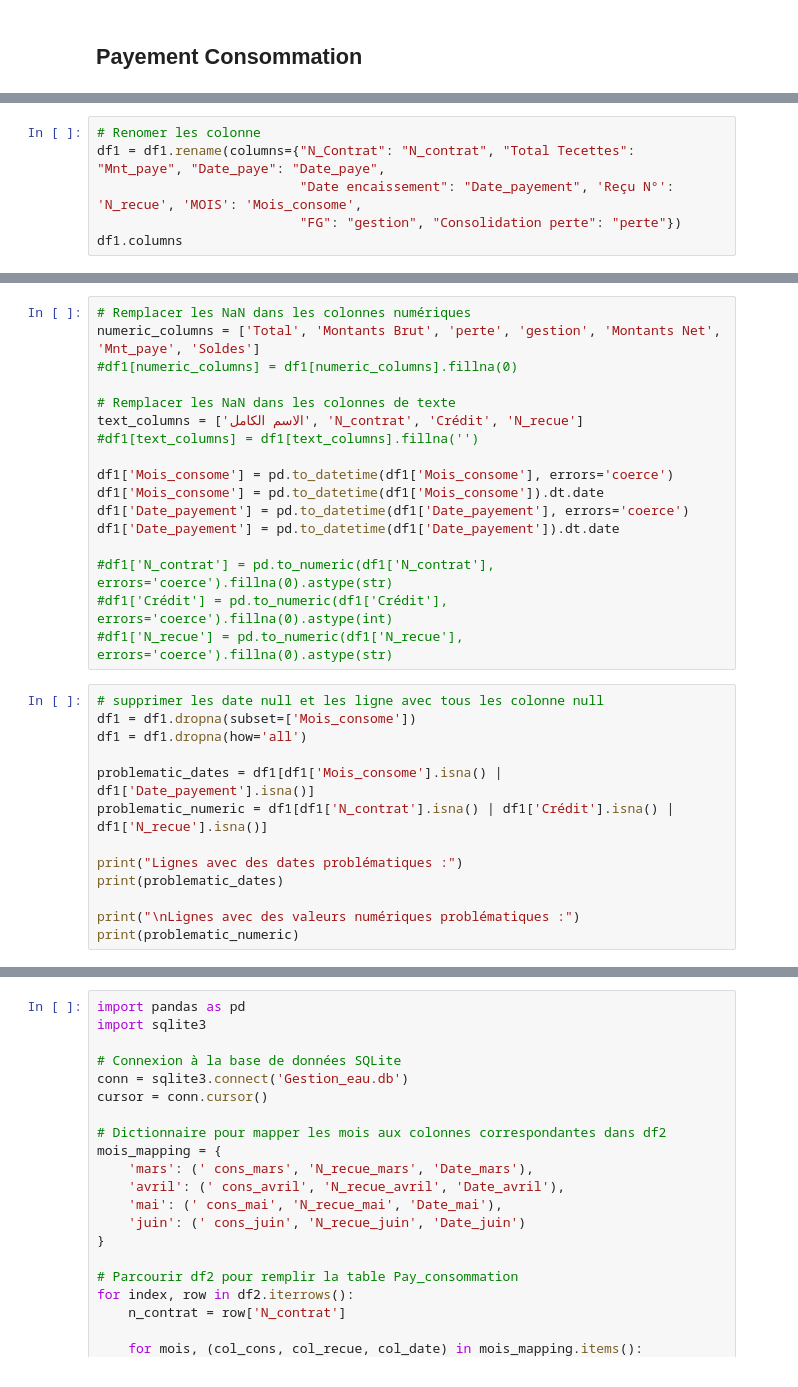
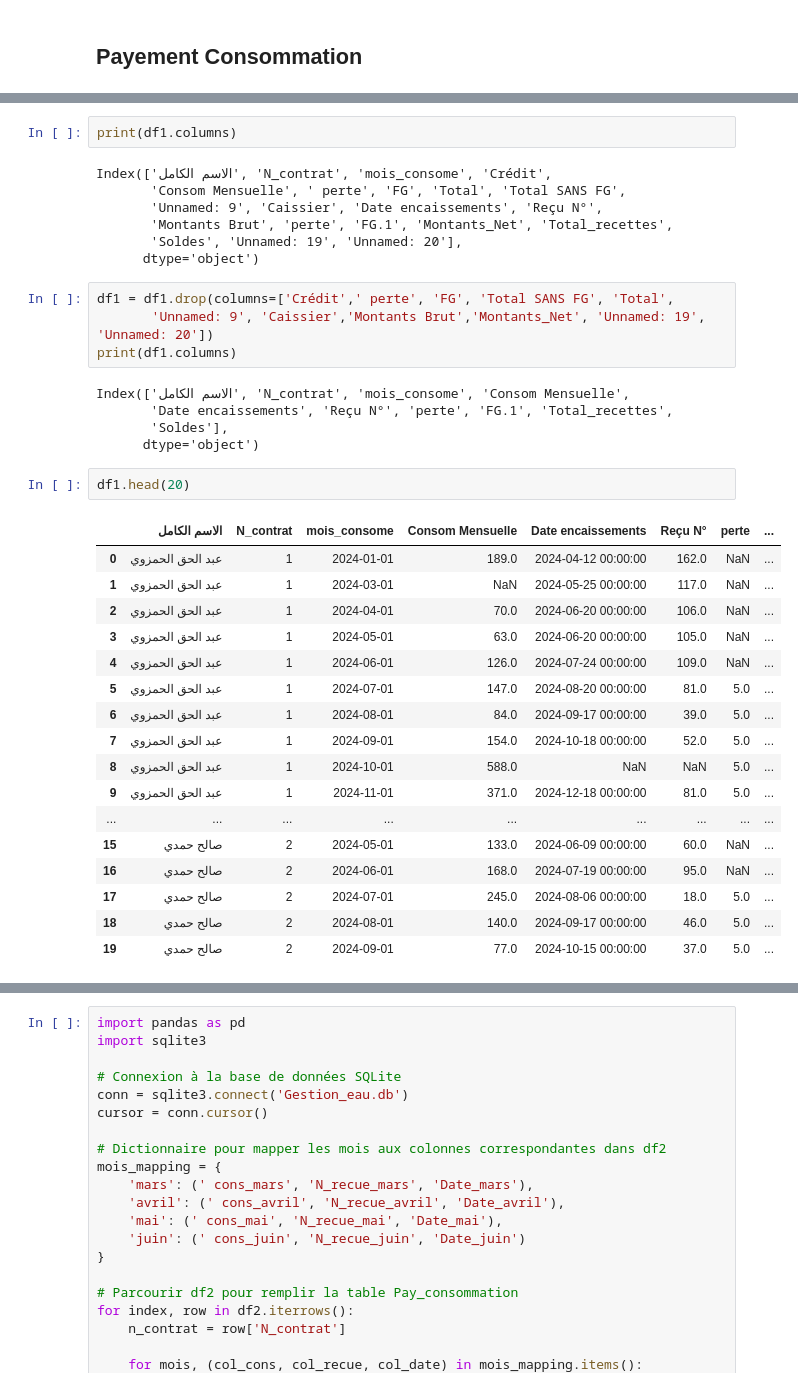
Before and after one commit to laanani-mohamed/Gestion-Eau-Association-Nasr, a Jupyter notebook: notebook/Manipulation_BD.ipynb, the cells around one changed output, grey strips where cells are left out. Cells and saved outputs as stored; diff of their text form.

```diff
--- a/notebook/Manipulation_BD.ipynb
+++ b/notebook/Manipulation_BD.ipynb
@@ -1014,6 +948,0 @@ memory usage: 250.1+ KB
-# %%
-# Renomer les colonne
-df1 = df1.rename(columns={"N_Contrat": "N_contrat", "Total Tecettes": "Mnt_paye", "Date_paye": "Date_paye",
-                          "Date encaissement": "Date_payement", 'Reçu N°': 'N_recue', 'MOIS': 'Mois_consome',
-                          "FG": "gestion", "Consolidation perte": "perte"})
-df1.columns
@@ -1091,30 +948,0 @@ memory usage: 248.9+ KB
-# %%
-# Remplacer les NaN dans les colonnes numériques
-numeric_columns = ['Total', 'Montants Brut', 'perte', 'gestion', 'Montants Net', 'Mnt_paye', 'Soldes']
-#df1[numeric_columns] = df1[numeric_columns].fillna(0)
-
-# Remplacer les NaN dans les colonnes de texte
-text_columns = ['الاسم الكامل', 'N_contrat', 'Crédit', 'N_recue']
-#df1[text_columns] = df1[text_columns].fillna('')
-
-df1['Mois_consome'] = pd.to_datetime(df1['Mois_consome'], errors='coerce')
-df1['Mois_consome'] = pd.to_datetime(df1['Mois_consome']).dt.date
-df1['Date_payement'] = pd.to_datetime(df1['Date_payement'], errors='coerce')
-df1['Date_payement'] = pd.to_datetime(df1['Date_payement']).dt.date
-
-#df1['N_contrat'] = pd.to_numeric(df1['N_contrat'], errors='coerce').fillna(0).astype(str)
-#df1['Crédit'] = pd.to_numeric(df1['Crédit'], errors='coerce').fillna(0).astype(int)
-#df1['N_recue'] = pd.to_numeric(df1['N_recue'], errors='coerce').fillna(0).astype(str)
-# %%
-# supprimer les date null et les ligne avec tous les colonne null
-df1 = df1.dropna(subset=['Mois_consome'])
-df1 = df1.dropna(how='all')
-
-problematic_dates = df1[df1['Mois_consome'].isna() | df1['Date_payement'].isna()]
-problematic_numeric = df1[df1['N_contrat'].isna() | df1['Crédit'].isna() | df1['N_recue'].isna()]
-
-print("Lignes avec des dates problématiques :")
-print(problematic_dates)
-
-print("\nLignes avec des valeurs numériques problématiques :")
-print(problematic_numeric)
@@ -1206,3 +949,41 @@ Name: 50, dtype: object
+# %%
+print(df1.columns)
+# %% [output]
+Index(['الاسم الكامل', 'N_contrat', 'mois_consome', 'Crédit',
+       'Consom Mensuelle', ' perte', 'FG', 'Total', 'Total SANS FG',
+       'Unnamed: 9', 'Caissier', 'Date encaissements', 'Reçu N°',
+       'Montants Brut', 'perte', 'FG.1', 'Montants_Net', 'Total_recettes',
+       'Soldes', 'Unnamed: 19', 'Unnamed: 20'],
+      dtype='object')
+# %%
+df1 = df1.drop(columns=['Crédit',' perte', 'FG', 'Total SANS FG', 'Total',
+       'Unnamed: 9', 'Caissier','Montants Brut','Montants_Net', 'Unnamed: 19', 'Unnamed: 20'])
+print(df1.columns)
+# %% [output]
+Index(['الاسم الكامل', 'N_contrat', 'mois_consome', 'Consom Mensuelle',
+       'Date encaissements', 'Reçu N°', 'perte', 'FG.1', 'Total_recettes',
+       'Soldes'],
+      dtype='object')
+# %%
+df1.head(20)
+# %% [output]
+|  | الاسم الكامل | N_contrat | mois_consome | Consom Mensuelle | Date encaissements | Reçu N° | perte | ... |
+| 0 | عبد الحق الحمزوي | 1 | 2024-01-01 | 189.0 | 2024-04-12 00:00:00 | 162.0 | NaN | ... |
+| 1 | عبد الحق الحمزوي | 1 | 2024-03-01 | NaN | 2024-05-25 00:00:00 | 117.0 | NaN | ... |
+| 2 | عبد الحق الحمزوي | 1 | 2024-04-01 | 70.0 | 2024-06-20 00:00:00 | 106.0 | NaN | ... |
+| 3 | عبد الحق الحمزوي | 1 | 2024-05-01 | 63.0 | 2024-06-20 00:00:00 | 105.0 | NaN | ... |
+| 4 | عبد الحق الحمزوي | 1 | 2024-06-01 | 126.0 | 2024-07-24 00:00:00 | 109.0 | NaN | ... |
+| 5 | عبد الحق الحمزوي | 1 | 2024-07-01 | 147.0 | 2024-08-20 00:00:00 | 81.0 | 5.0 | ... |
+| 6 | عبد الحق الحمزوي | 1 | 2024-08-01 | 84.0 | 2024-09-17 00:00:00 | 39.0 | 5.0 | ... |
+| 7 | عبد الحق الحمزوي | 1 | 2024-09-01 | 154.0 | 2024-10-18 00:00:00 | 52.0 | 5.0 | ... |
+| 8 | عبد الحق الحمزوي | 1 | 2024-10-01 | 588.0 | NaN | NaN | 5.0 | ... |
+| 9 | عبد الحق الحمزوي | 1 | 2024-11-01 | 371.0 | 2024-12-18 00:00:00 | 81.0 | 5.0 | ... |
+| ... | ... | ... | ... | ... | ... | ... | ... | ... |
+| 15 | صالح حمدي | 2 | 2024-05-01 | 133.0 | 2024-06-09 00:00:00 | 60.0 | NaN | ... |
+| 16 | صالح حمدي | 2 | 2024-06-01 | 168.0 | 2024-07-19 00:00:00 | 95.0 | NaN | ... |
+| 17 | صالح حمدي | 2 | 2024-07-01 | 245.0 | 2024-08-06 00:00:00 | 18.0 | 5.0 | ... |
+| 18 | صالح حمدي | 2 | 2024-08-01 | 140.0 | 2024-09-17 00:00:00 | 46.0 | 5.0 | ... |
+| 19 | صالح حمدي | 2 | 2024-09-01 | 77.0 | 2024-10-15 00:00:00 | 37.0 | 5.0 | ... |
 # %%
 df1.info()
 # %% [output]
```
Also changed, not shown: parts of 39 cells of this notebook, 5 other files.
